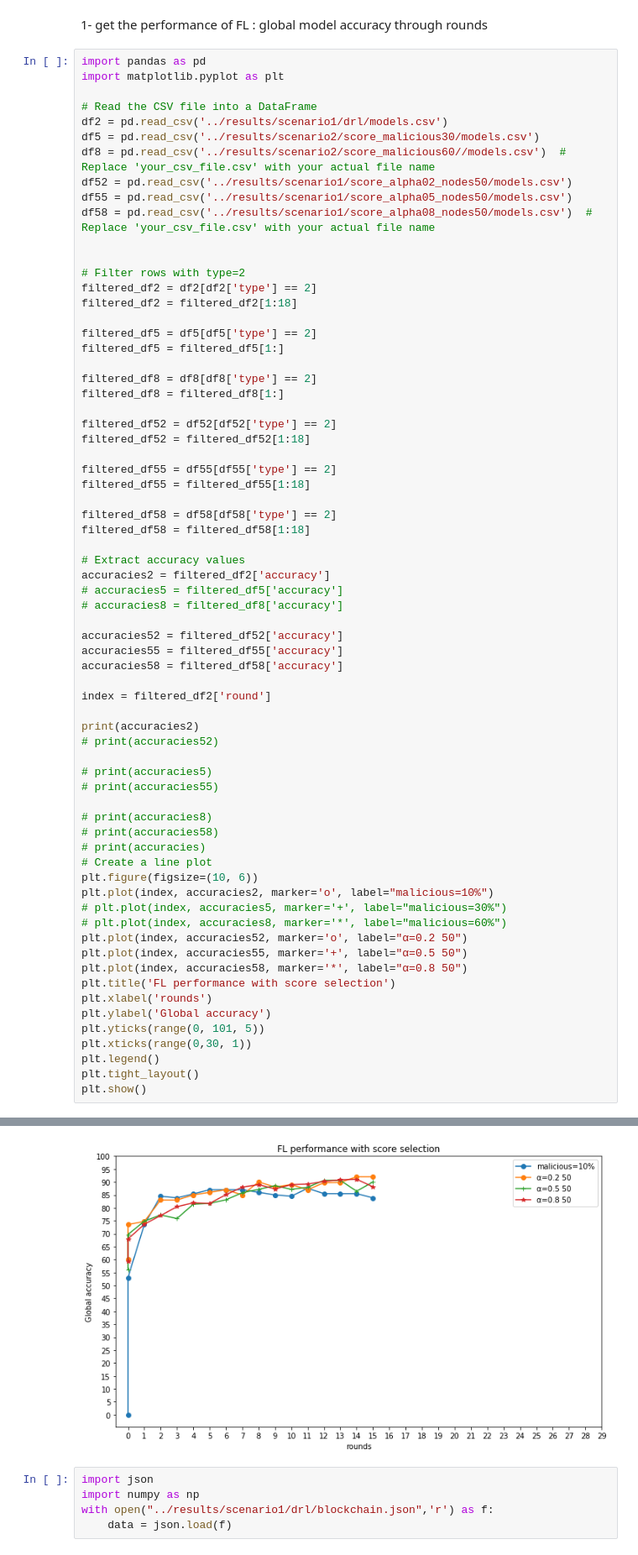
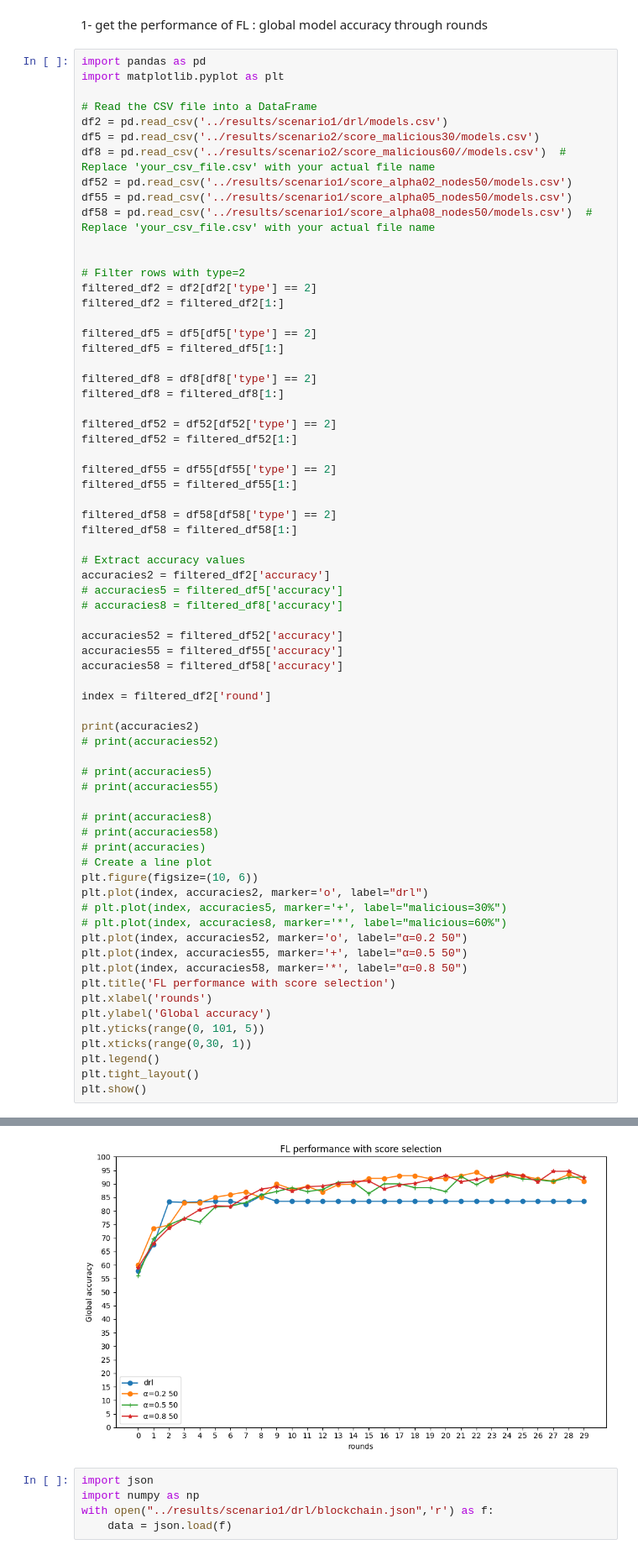
Before and after one commit to PFEWorkspace/code, a Jupyter notebook: scratch/subdir/utils/plot.ipynb, the cells around one changed output, grey strips where cells are left out. Shown: that part at 84% size. Drawn from its saved outputs; the diff is of its cells as text.

```diff
--- a/scratch/subdir/utils/plot.ipynb
+++ b/scratch/subdir/utils/plot.ipynb
@@ -15,7 +15,7 @@ df58 = pd.read_csv('../results/scenario1/score_alpha08_nodes50/models.csv')  # R
 
 # Filter rows with type=2
 filtered_df2 = df2[df2['type'] == 2]
-filtered_df2 = filtered_df2[1:18]
+filtered_df2 = filtered_df2[1:]
 
 filtered_df5 = df5[df5['type'] == 2]
 filtered_df5 = filtered_df5[1:]
@@ -24,13 +24,13 @@ filtered_df8 = df8[df8['type'] == 2]
 filtered_df8 = filtered_df8[1:]
 
 filtered_df52 = df52[df52['type'] == 2]
-filtered_df52 = filtered_df52[1:18]
+filtered_df52 = filtered_df52[1:]
 
 filtered_df55 = df55[df55['type'] == 2]
-filtered_df55 = filtered_df55[1:18]
+filtered_df55 = filtered_df55[1:]
 
 filtered_df58 = df58[df58['type'] == 2]
-filtered_df58 = filtered_df58[1:18]
+filtered_df58 = filtered_df58[1:]
 
 # Extract accuracy values
 accuracies2 = filtered_df2['accuracy']
@@ -54,7 +54,7 @@ print(accuracies2)
 # print(accuracies)
 # Create a line plot
 plt.figure(figsize=(10, 6))
-plt.plot(index, accuracies2, marker='o', label="malicious=10%")
+plt.plot(index, accuracies2, marker='o', label="drl")
 # plt.plot(index, accuracies5, marker='+', label="malicious=30%")
 # plt.plot(index, accuracies8, marker='*', label="malicious=60%")
 plt.plot(index, accuracies52, marker='o', label="α=0.2 50")
@@ -89,5 +88,5 @@ plt.show()
 Name: accuracy, dtype: float64
-[figure, old version]
+[figure, new version]
 # %%
 import json
 import numpy as np
```
Also changed, not shown: parts of 4 cells of this notebook, 14 other files.
